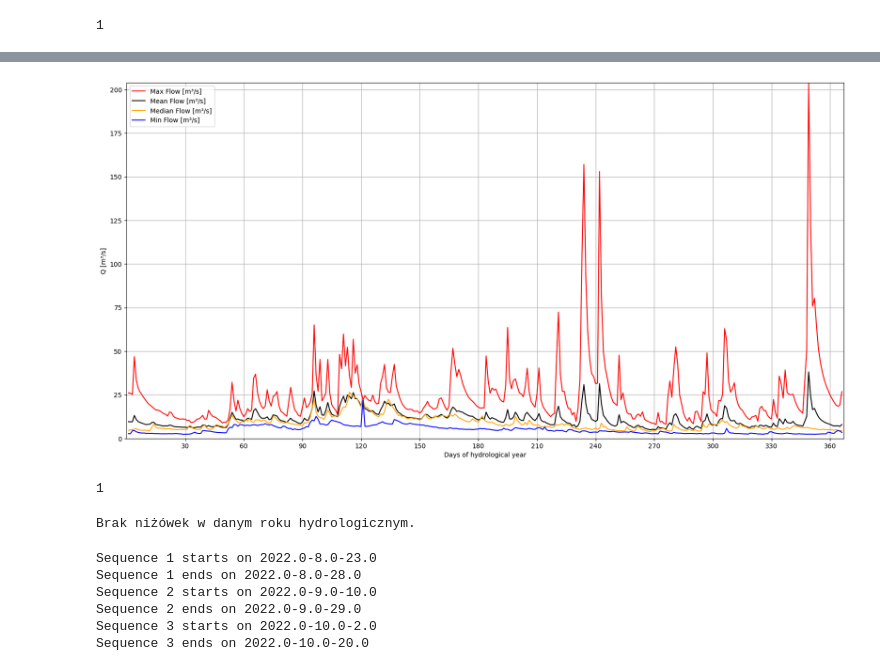
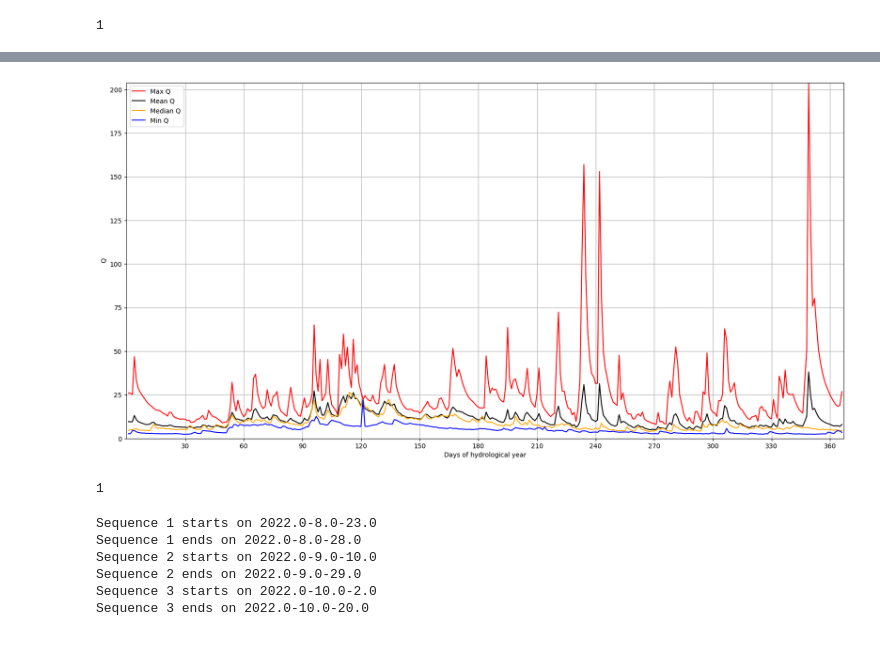
Before and after one commit to Daldek/IMGWTools, a Jupyter notebook: Notebooks/Stats.ipynb, the cells around one changed output, grey strips where cells are left out. Cells and saved outputs as stored; diff of their text form; code cells hidden in the pictures.

```diff
--- a/Notebooks/Stats.ipynb
+++ b/Notebooks/Stats.ipynb
@@ -109,12 +28,8 @@ dobowe.calculate_daily_statistics()
-# %%
-dobowe.plt_daily_flows_characteristics()
-# %% [output]
-[figure, removed]
-1
-# %%
-dobowe.plot_low_sequences(flow_threshold = 4, year=2020)
-# %% [output]
-Brak niżówek w danym roku hydrologicznym.
+# %%
+dobowe.plt_daily_characteristics(parameter="Q")
+# %% [output]
+[figure, added]
+1
 # %%
 dobowe.plot_low_sequences(flow_threshold = 4, year=2022)
 # %% [output]
```
Also changed, not shown: parts of 13 cells of this notebook, 1 other file.
